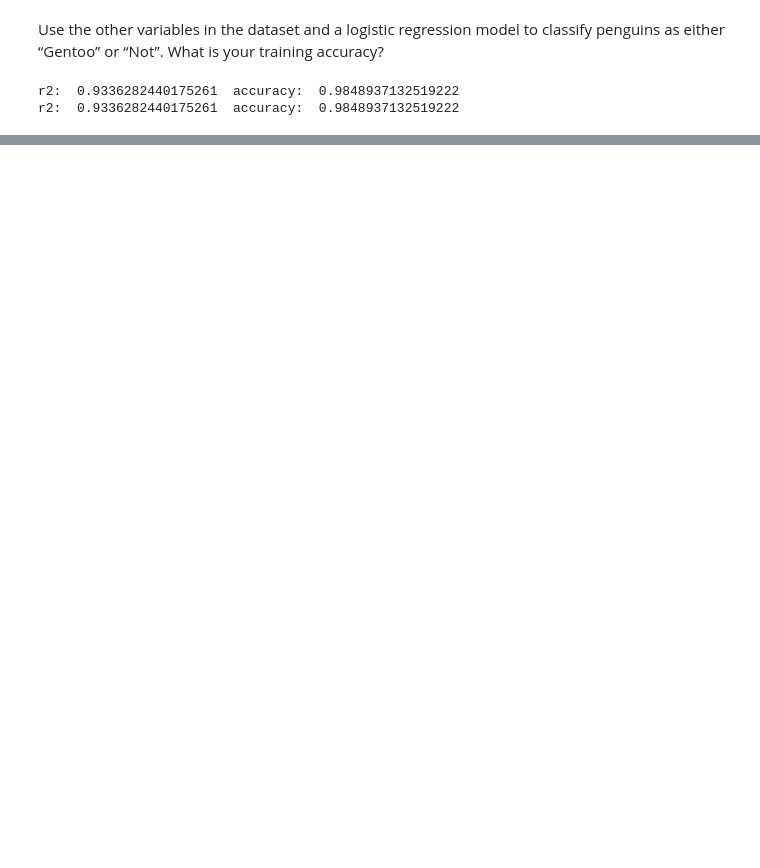
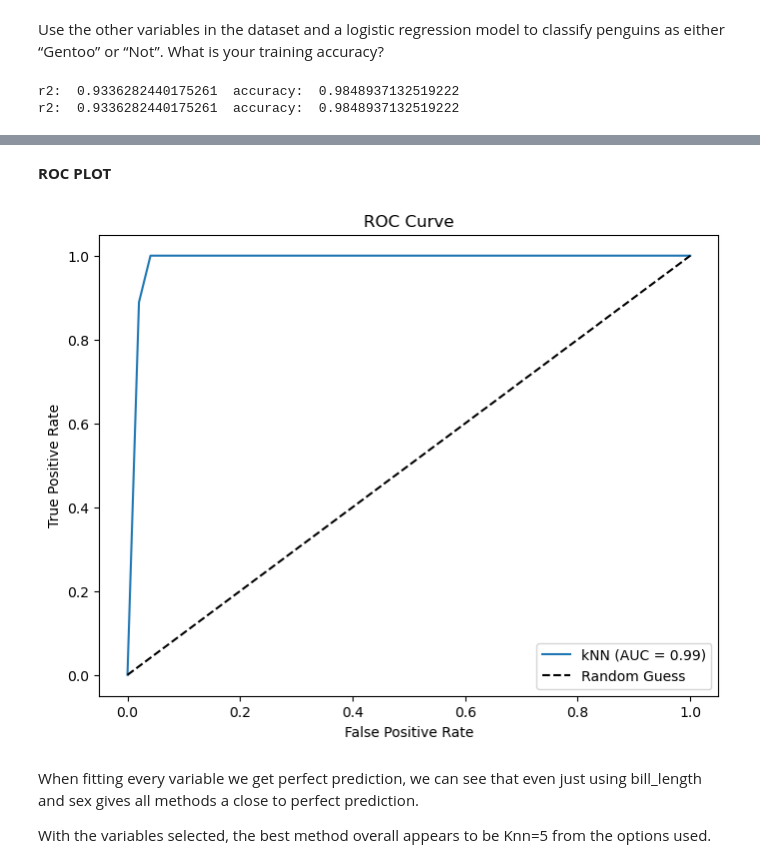
Before and after one commit to BLauf/GSB-544, a Jupyter notebook: practice_activities/8.2_classification/classification.ipynb, the cells around one changed output, grey strips where cells are left out. Cells and saved outputs as stored; diff of their text form; code cells hidden in the pictures; blank space fills up the shorter version.

```diff
--- a/practice_activities/8.2_classification/classification.ipynb
+++ b/practice_activities/8.2_classification/classification.ipynb
@@ -84,0 +206,26 @@ Confusion matrix
+# %% [markdown]
+**ROC PLOT**
+# %%
+# Fit and predict probabilities
+knn3_pipeline.fit(X_train, y_train)
+y_pred_proba = knn3_pipeline.predict_proba(X_test)[:, 1]
+
+# Compute ROC curve and AUC
+fpr, tpr, thresholds = roc_curve(y_test, y_pred_proba)
+roc_auc = auc(fpr, tpr)
+
+# Plot the ROC curve
+plt.figure(figsize=(8, 6))
+plt.plot(fpr, tpr, label=f'kNN (AUC = {roc_auc:.2f})')
+plt.plot([0, 1], [0, 1], 'k--', label='Random Guess')
+plt.xlabel('False Positive Rate')
+plt.ylabel('True Positive Rate')
+plt.title('ROC Curve')
+plt.legend(loc='lower right')
+plt.show()
+# %% [output]
+[figure, added]
+# %% [markdown]
+When fitting every variable we get perfect prediction, we can see that even just using bill_length and sex gives all methods a close to perfect prediction.
+
+With the variables selected, the best method overall appears to be Knn=5 from the options used.
```
Also changed, not shown: parts of 8 cells of this notebook, 1 other file.
